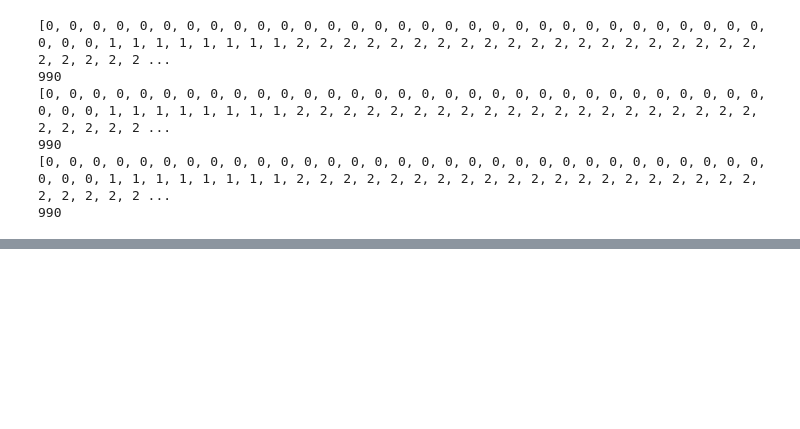
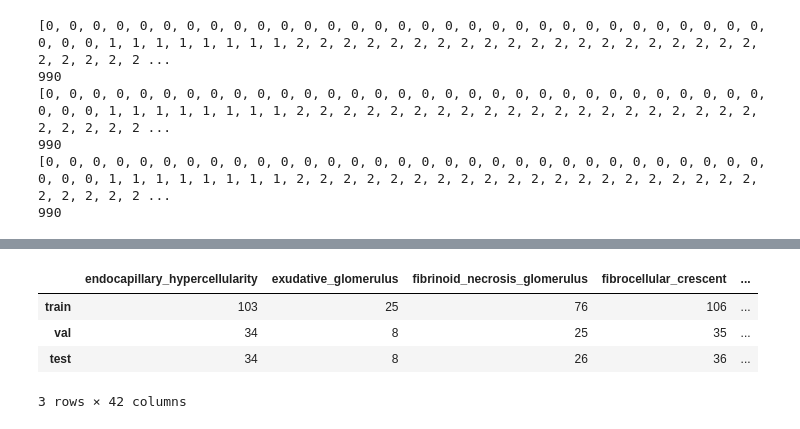
Before and after one commit to huyvquoc/labo, a Jupyter notebook: my_utils/ipynbs/glomchat_info.ipynb, the cells around one changed output, grey strips where cells are left out. Cells and saved outputs as stored; diff of their text form; code cells hidden in the pictures; blank space fills up the shorter version.

```diff
--- a/my_utils/ipynbs/glomchat_info.ipynb
+++ b/my_utils/ipynbs/glomchat_info.ipynb
@@ -127,0 +164,13 @@ print(*class_weights_0, sep=", ")
+# %%
+split1_table = []
+split1_table.append(train_ordered_dict_0)
+split1_table.append(val_ordered_dict_0)
+split1_table.append(test_ordered_dict_0)
+pd.DataFrame(split1_table, columns=list_of_categories)
+pd.DataFrame(split0_table, columns=list_of_categories, index=['train', 'val', 'test'])
+# %% [output]
+|  | endocapillary_hypercellularity | exudative_glomerulus | fibrinoid_necrosis_glomerulus | fibrocellular_crescent | ... |
+| train | 103 | 25 | 76 | 106 | ... |
+| val | 34 | 8 | 25 | 35 | ... |
+| test | 34 | 8 | 26 | 36 | ... |
+3 rows × 42 columns
```
Also changed, not shown: parts of 13 cells of this notebook.
